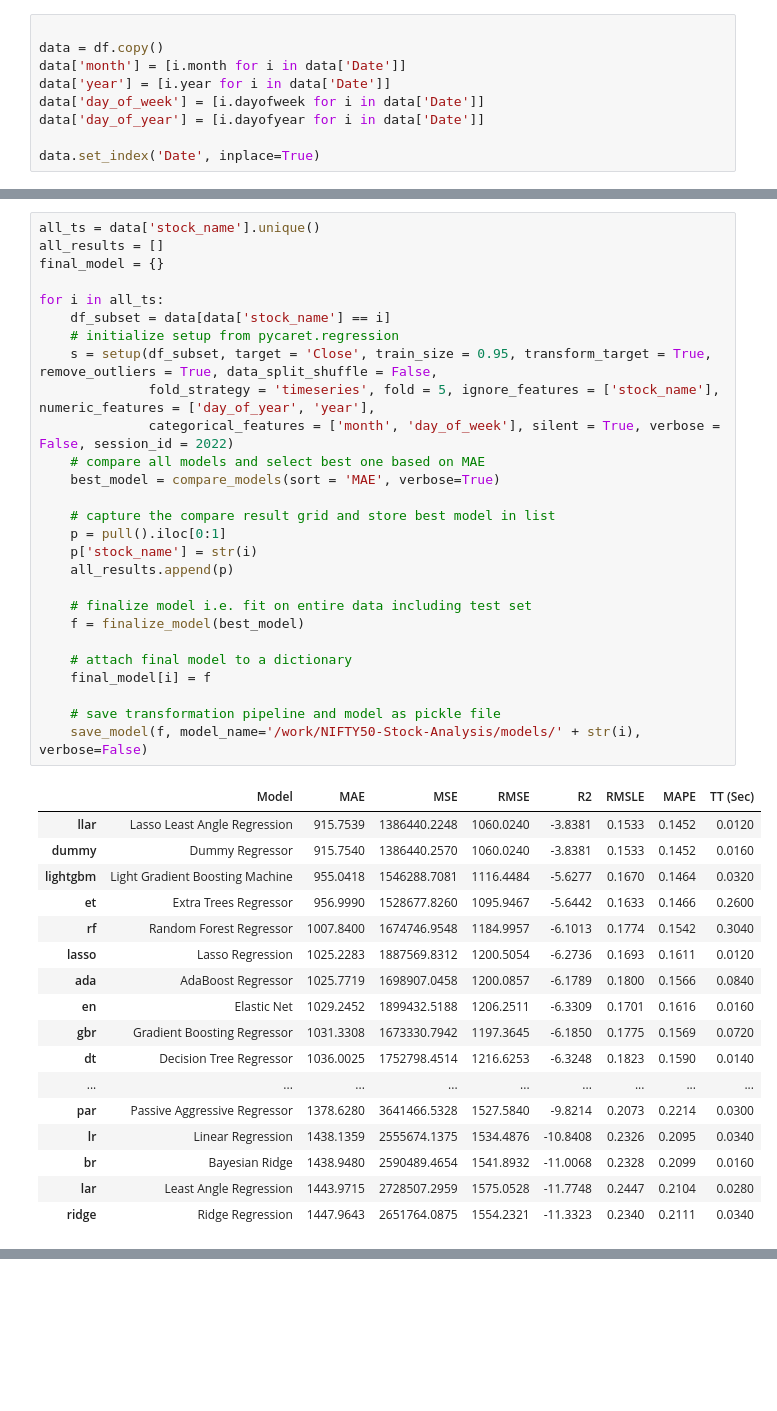
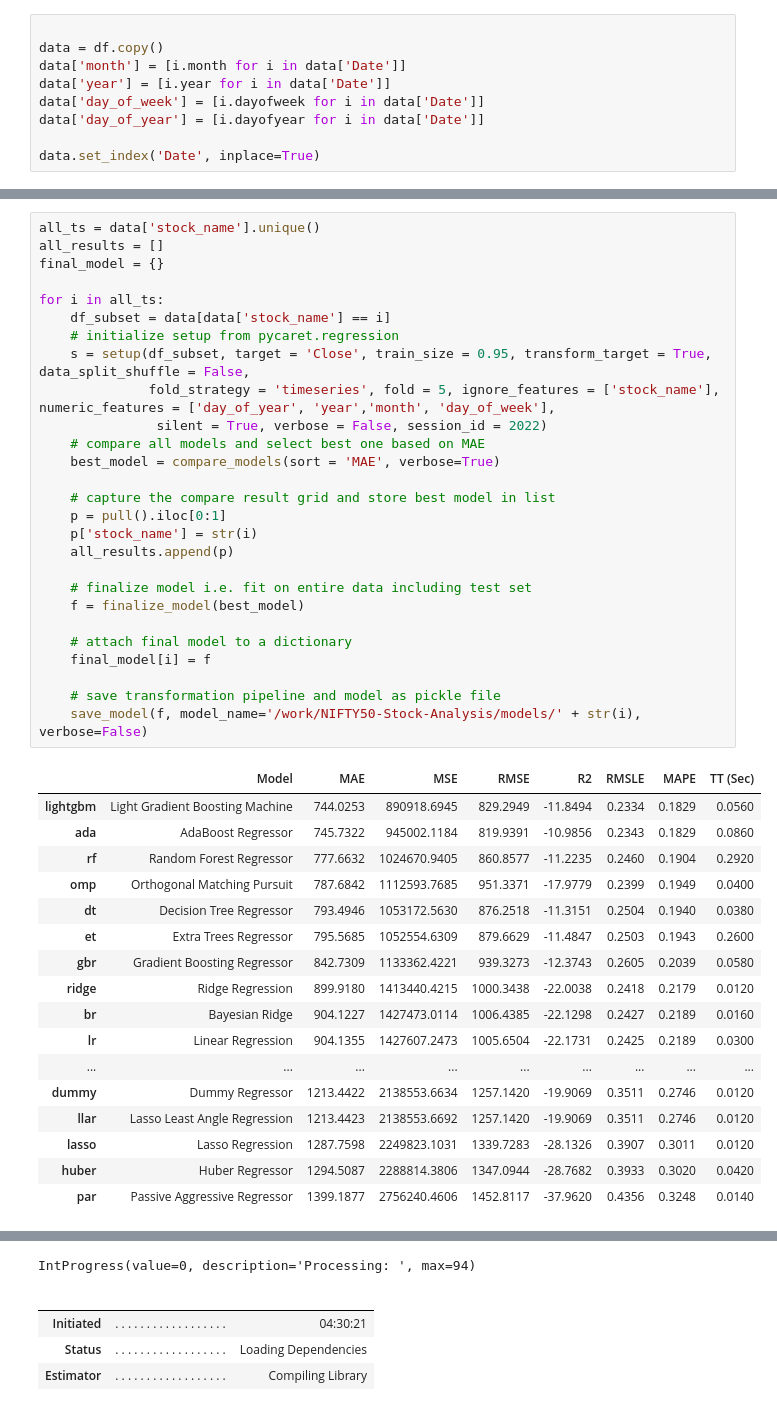
Before and after one commit to 0NE-C0DEMAN/NIFTY50-Stock-Analysis, a Jupyter notebook: stock_model_save.ipynb, the cells around one changed output, grey strips where cells are left out. Saved outputs shown, nothing was run; the diff lists cells and outputs as text; blank space fills up the shorter version.

```diff
--- a/stock_model_save.ipynb
+++ b/stock_model_save.ipynb
@@ -161,45 +179,45 @@ data.head()
 # %%
 all_ts = data['stock_name'].unique()
 all_results = []
 final_model = {}
 
 for i in all_ts:
     df_subset = data[data['stock_name'] == i]
     # initialize setup from pycaret.regression
-    s = setup(df_subset, target = 'Close', train_size = 0.95, transform_target = True, remove_outliers = True, data_split_shuffle = False,
-              fold_strategy = 'timeseries', fold = 5, ignore_features = ['stock_name'], numeric_features = ['day_of_year', 'year'],
-              categorical_features = ['month', 'day_of_week'], silent = True, verbose = False, session_id = 2022)
+    s = setup(df_subset, target = 'Close', train_size = 0.95, transform_target = True, data_split_shuffle = False,
+              fold_strategy = 'timeseries', fold = 5, ignore_features = ['stock_name'], numeric_features = ['day_of_year', 'year','month', 'day_of_week'],
+               silent = True, verbose = False, session_id = 2022)
     # compare all models and select best one based on MAE
     best_model = compare_models(sort = 'MAE', verbose=True)
 
     # capture the compare result grid and store best model in list
     p = pull().iloc[0:1]
     p['stock_name'] = str(i)
     all_results.append(p)
 
     # finalize model i.e. fit on entire data including test set
     f = finalize_model(best_model)
 
     # attach final model to a dictionary
     final_model[i] = f
 
     # save transformation pipeline and model as pickle file
     save_model(f, model_name='/work/NIFTY50-Stock-Analysis/models/' + str(i), verbose=False)
 # %% [output]
 |  | Model | MAE | MSE | RMSE | R2 | RMSLE | MAPE | TT (Sec) |
-| llar | Lasso Least Angle Regression | 915.7539 | 1386440.2248 | 1060.0240 | -3.8381 | 0.1533 | 0.1452 | 0.0120 |
-| dummy | Dummy Regressor | 915.7540 | 1386440.2570 | 1060.0240 | -3.8381 | 0.1533 | 0.1452 | 0.0160 |
-| lightgbm | Light Gradient Boosting Machine | 955.0418 | 1546288.7081 | 1116.4484 | -5.6277 | 0.1670 | 0.1464 | 0.0320 |
-| et | Extra Trees Regressor | 956.9990 | 1528677.8260 | 1095.9467 | -5.6442 | 0.1633 | 0.1466 | 0.2600 |
-| rf | Random Forest Regressor | 1007.8400 | 1674746.9548 | 1184.9957 | -6.1013 | 0.1774 | 0.1542 | 0.3040 |
-| lasso | Lasso Regression | 1025.2283 | 1887569.8312 | 1200.5054 | -6.2736 | 0.1693 | 0.1611 | 0.0120 |
-| ada | AdaBoost Regressor | 1025.7719 | 1698907.0458 | 1200.0857 | -6.1789 | 0.1800 | 0.1566 | 0.0840 |
-| en | Elastic Net | 1029.2452 | 1899432.5188 | 1206.2511 | -6.3309 | 0.1701 | 0.1616 | 0.0160 |
-| gbr | Gradient Boosting Regressor | 1031.3308 | 1673330.7942 | 1197.3645 | -6.1850 | 0.1775 | 0.1569 | 0.0720 |
-| dt | Decision Tree Regressor | 1036.0025 | 1752798.4514 | 1216.6253 | -6.3248 | 0.1823 | 0.1590 | 0.0140 |
+| lightgbm | Light Gradient Boosting Machine | 744.0253 | 890918.6945 | 829.2949 | -11.8494 | 0.2334 | 0.1829 | 0.0560 |
+| ada | AdaBoost Regressor | 745.7322 | 945002.1184 | 819.9391 | -10.9856 | 0.2343 | 0.1829 | 0.0860 |
+| rf | Random Forest Regressor | 777.6632 | 1024670.9405 | 860.8577 | -11.2235 | 0.2460 | 0.1904 | 0.2920 |
+| omp | Orthogonal Matching Pursuit | 787.6842 | 1112593.7685 | 951.3371 | -17.9779 | 0.2399 | 0.1949 | 0.0400 |
+| dt | Decision Tree Regressor | 793.4946 | 1053172.5630 | 876.2518 | -11.3151 | 0.2504 | 0.1940 | 0.0380 |
+| et | Extra Trees Regressor | 795.5685 | 1052554.6309 | 879.6629 | -11.4847 | 0.2503 | 0.1943 | 0.2600 |
+| gbr | Gradient Boosting Regressor | 842.7309 | 1133362.4221 | 939.3273 | -12.3743 | 0.2605 | 0.2039 | 0.0580 |
+| ridge | Ridge Regression | 899.9180 | 1413440.4215 | 1000.3438 | -22.0038 | 0.2418 | 0.2179 | 0.0120 |
+| br | Bayesian Ridge | 904.1227 | 1427473.0114 | 1006.4385 | -22.1298 | 0.2427 | 0.2189 | 0.0160 |
+| lr | Linear Regression | 904.1355 | 1427607.2473 | 1005.6504 | -22.1731 | 0.2425 | 0.2189 | 0.0300 |
 | ... | ... | ... | ... | ... | ... | ... | ... | ... |
-| par | Passive Aggressive Regressor | 1378.6280 | 3641466.5328 | 1527.5840 | -9.8214 | 0.2073 | 0.2214 | 0.0300 |
-| lr | Linear Regression | 1438.1359 | 2555674.1375 | 1534.4876 | -10.8408 | 0.2326 | 0.2095 | 0.0340 |
-| br | Bayesian Ridge | 1438.9480 | 2590489.4654 | 1541.8932 | -11.0068 | 0.2328 | 0.2099 | 0.0160 |
-| lar | Least Angle Regression | 1443.9715 | 2728507.2959 | 1575.0528 | -11.7748 | 0.2447 | 0.2104 | 0.0280 |
-| ridge | Ridge Regression | 1447.9643 | 2651764.0875 | 1554.2321 | -11.3323 | 0.2340 | 0.2111 | 0.0340 |
+| dummy | Dummy Regressor | 1213.4422 | 2138553.6634 | 1257.1420 | -19.9069 | 0.3511 | 0.2746 | 0.0120 |
+| llar | Lasso Least Angle Regression | 1213.4423 | 2138553.6692 | 1257.1420 | -19.9069 | 0.3511 | 0.2746 | 0.0120 |
+| lasso | Lasso Regression | 1287.7598 | 2249823.1031 | 1339.7283 | -28.1326 | 0.3907 | 0.3011 | 0.0120 |
+| huber | Huber Regressor | 1294.5087 | 2288814.3806 | 1347.0944 | -28.7682 | 0.3933 | 0.3020 | 0.0420 |
+| par | Passive Aggressive Regressor | 1399.1877 | 2756240.4606 | 1452.8117 | -37.9620 | 0.4356 | 0.3248 | 0.0140 |
@@ -222,0 +241,6 @@ Arguments: ()
+IntProgress(value=0, description='Processing: ', max=94)
+|  |  |  |
+|  |  |  |
+| Initiated | . . . . . . . . . . . . . . . . . . | 04:30:21 |
+| Status | . . . . . . . . . . . . . . . . . . | Loading Dependencies |
+| Estimator | . . . . . . . . . . . . . . . . . . | Compiling Library |
```
Also changed, not shown: parts of 10 cells of this notebook, 49 other files.
